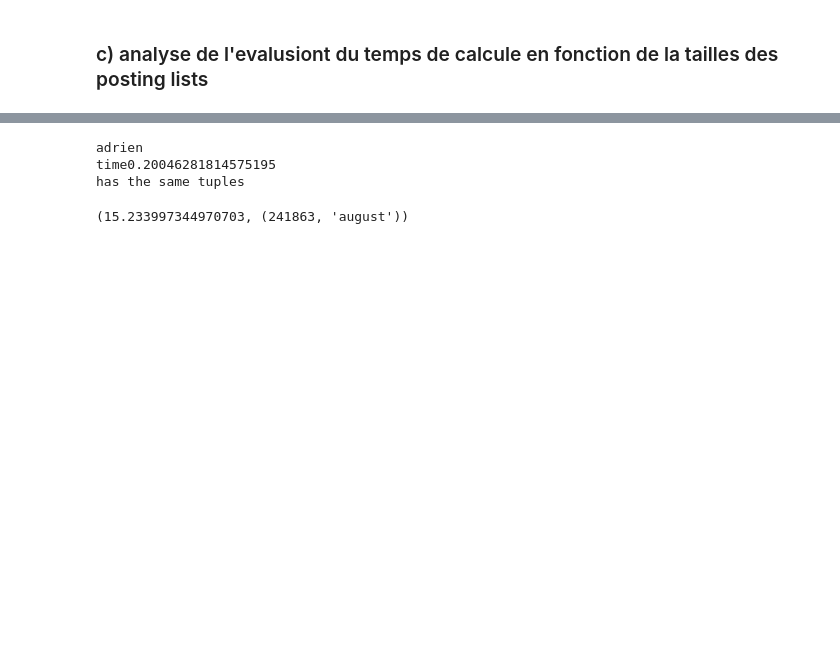
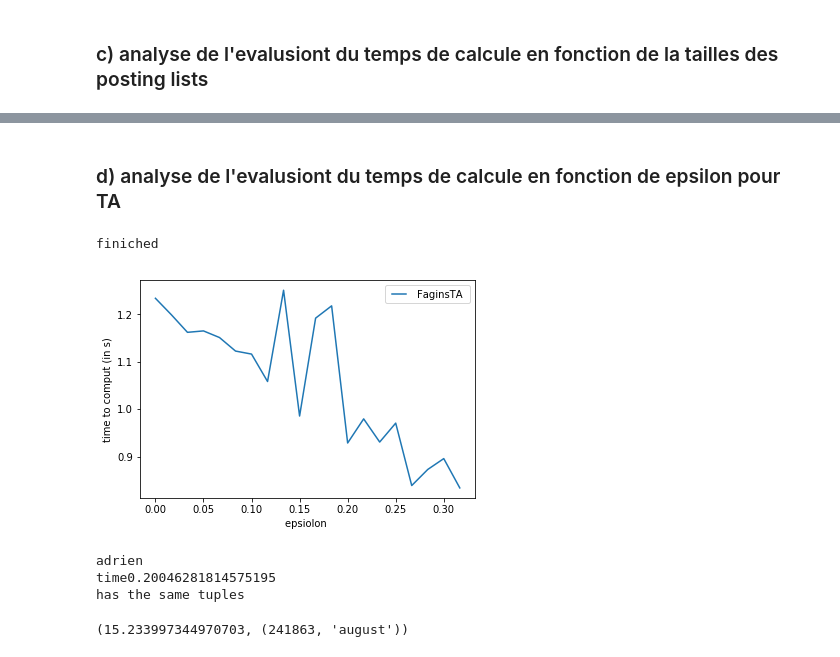
Before and after one commit to Zed314/WordTraveller, a Jupyter notebook: benchmark/BenchmarkQuery.ipynb, the cells around one changed output, grey strips where cells are left out. Saved outputs shown, nothing was run; the diff lists cells and outputs as text; code cells hidden in the pictures; blank space fills up the shorter version.

```diff
--- a/benchmark/BenchmarkQuery.ipynb
+++ b/benchmark/BenchmarkQuery.ipynb
@@ -322,3 +299,66 @@ plt.show()
+# %% [markdown]
+### d) analyse de l'evalusiont du temps de calcule en fonction de epsilon pour TA
+# %%
+from wordtraveller import query
+from wordtraveller import faginstavf, faginstopkvf, naivetopk
+from sys import stdout
+import time
+
+
+
+
+listOfWords = [[tuple[1]for tuple in worldsFreq[200:210]]]
+#words= ['build']
+#words= ['party','actually','jail','august']
+
+
+
+
+#
+size = 20
+
+def f(k,size):
+    return k/3/size
+
+
+
+totaleTimeTAE = [[0]*len(listOfWords) for i in range(0,size)]
+
+
+totaleTimeTAEAvg = [0]*size
+
+
+for i,words in enumerate(listOfWords):
+    for k in range(0,size):
+
+        print("{}% ".format(round((i*size+k)/(len(listOfWords)*size)*100)), end="\r")
+        sartingTime = time.time()
+        resutle = faginstavf.apply_fagins_ta(words, Voc, filemanager, f(k,size), 20)
+        totaleTimeTAE[k][i] = time.time() - sartingTime
+
+
+print("finiched", end="\r")
+
+for k in range(0,size):
+    totaleTimeTAEAvg[k]= sum(totaleTimeTAE[k])/len(totaleTimeTAE[k])
+# %% [output]
+finiched
+# %%
+x = [0]*size
+for i in range(1,size):
+    x[i] = f(i,size)
+
+
+plt.plot(x,totaleTimeTAEAvg, label="FaginsTA ")
+
+
+
+plt.ylabel('time to comput (in s)')
+plt.xlabel('epsiolon ')
+plt.legend(numpoints=2)
+plt.show()
+# %% [output]
+[figure, added]
 # %%
 import time
 from wordtraveller import faginstavf,naivetopk
```
Also changed, not shown: parts of 11 cells of this notebook.
